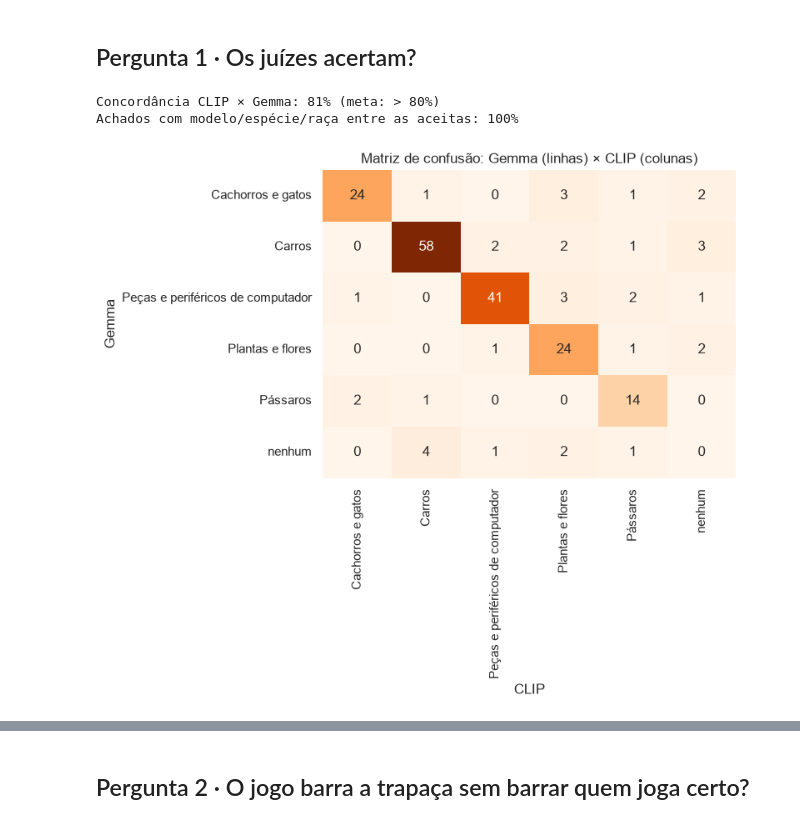
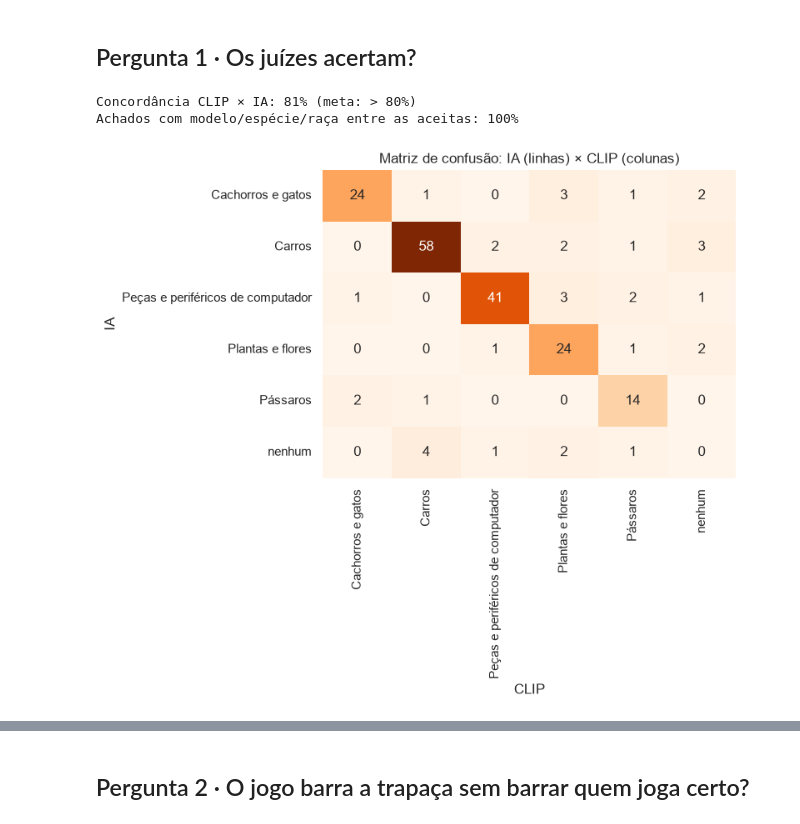
Before and after one commit to nicollaspaulo51-cyber/wishlens, a Jupyter notebook: notebooks/04_avaliacao.ipynb, the cells around one changed output, grey strips where cells are left out. Drawn from its saved outputs; the diff is of its cells as text; code cells hidden in the pictures.

```diff
--- a/notebooks/04_avaliacao.ipynb
+++ b/notebooks/04_avaliacao.ipynb
@@ -27,15 +27,15 @@ Fotos julgadas pelos dois: 198
 # %% [markdown]
 ## Pergunta 1 · Os juízes acertam?
 # %%
-print(f"Concordância CLIP × Gemma: {a['concordancia']:.0%} (meta: > 80%)")
+print(f"Concordância CLIP × IA: {a['concordancia']:.0%} (meta: > 80%)")
 if a["especificos"] is not None:
     print(f"Achados com modelo/espécie/raça entre as aceitas: {a['especificos']:.0%}")
 sns.heatmap(a["matriz"], annot=True, fmt="d", cmap="Oranges", cbar=False)
-plt.title("Matriz de confusão: Gemma (linhas) × CLIP (colunas)");
+plt.title("Matriz de confusão: IA (linhas) × CLIP (colunas)");
 # %% [output]
-Concordância CLIP × Gemma: 81% (meta: > 80%)
+Concordância CLIP × IA: 81% (meta: > 80%)
 Achados com modelo/espécie/raça entre as aceitas: 100%
-[figure, old version]
+[figure, new version]
 # %%
 a["por_tema"].plot.barh(color="#1c7ed6", xlim=(0, 1))
 plt.axvline(0.8, color="red", ls="--")
```
Also changed, not shown: parts of 2 cells of this notebook, 24 other files.
